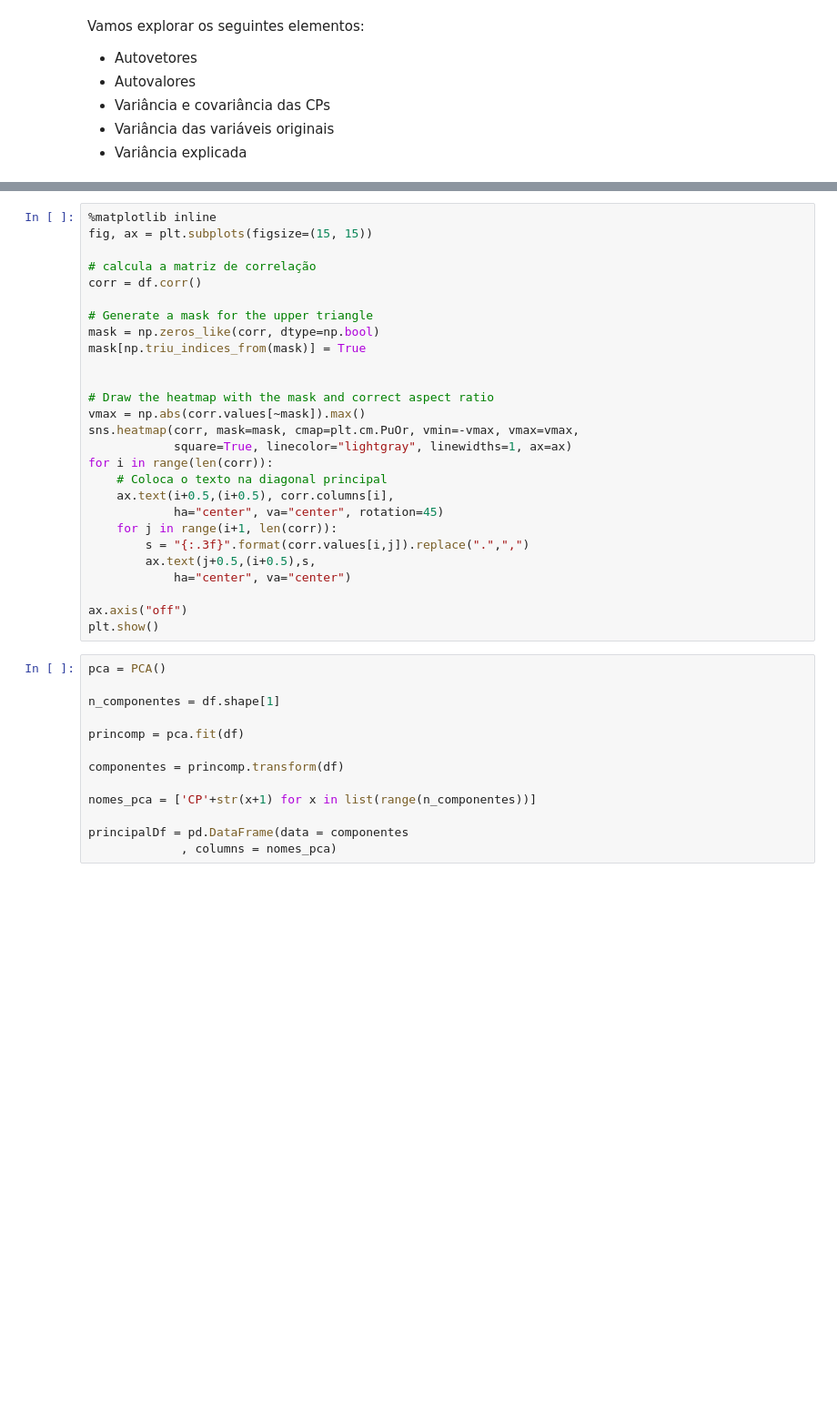
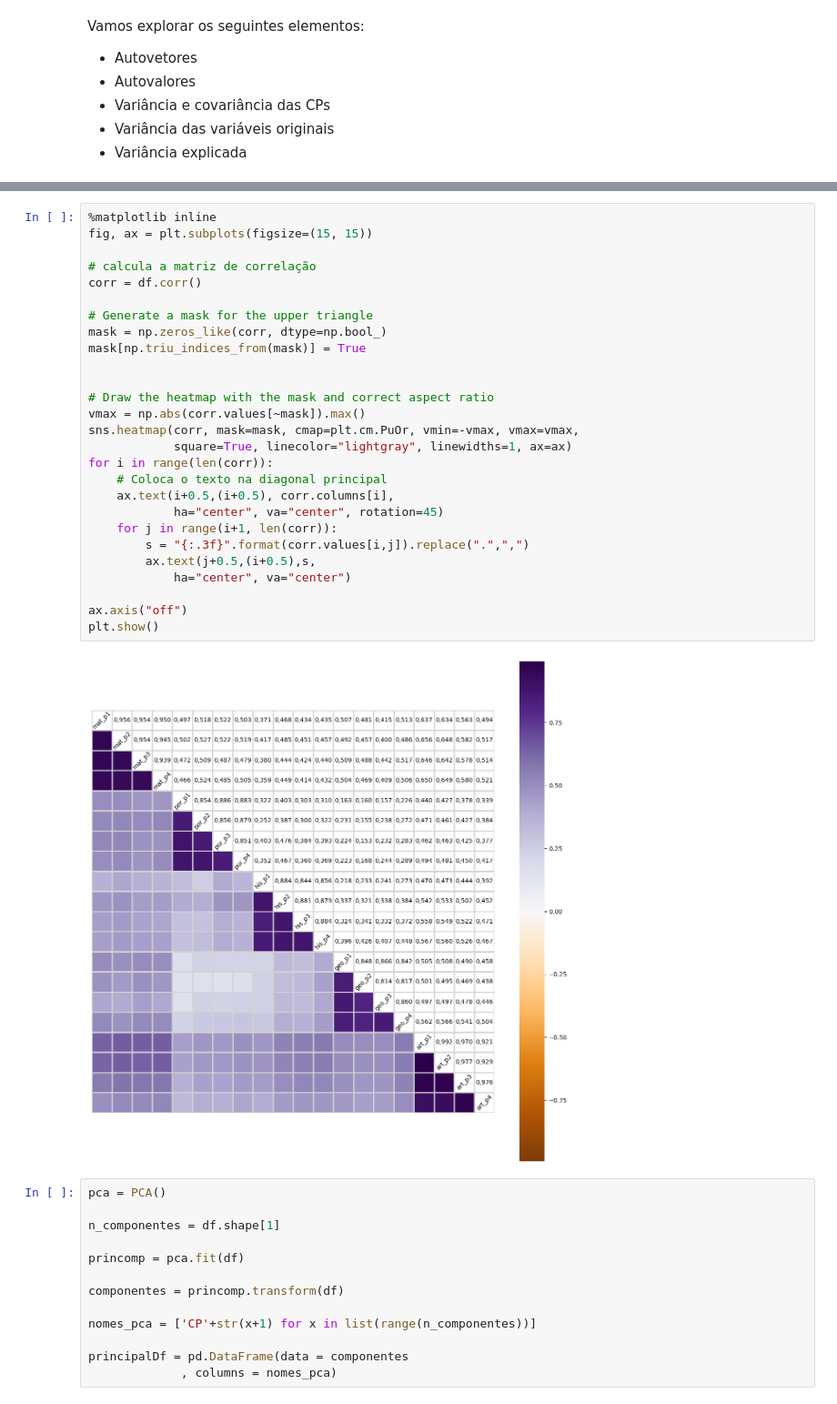
Before and after one commit to marceloaires7/EBAC-Aulas, a Jupyter notebook: Modulo27/notebooks/mod27_PCA.ipynb, the cells around one changed output, grey strips where cells are left out. Shown at 91% size. Saved outputs shown, nothing was run; the diff lists cells and outputs as text; blank space fills up the shorter version.

```diff
--- a/Modulo27/notebooks/mod27_PCA.ipynb
+++ b/Modulo27/notebooks/mod27_PCA.ipynb
@@ -501,30 +561,32 @@ for i, v in enumerate(autovet):
 # %%
 %matplotlib inline
 fig, ax = plt.subplots(figsize=(15, 15))
 
 # calcula a matriz de correlação
 corr = df.corr()
 
 # Generate a mask for the upper triangle
-mask = np.zeros_like(corr, dtype=np.bool)
+mask = np.zeros_like(corr, dtype=np.bool_)
 mask[np.triu_indices_from(mask)] = True
 
 
 # Draw the heatmap with the mask and correct aspect ratio
 vmax = np.abs(corr.values[~mask]).max()
 sns.heatmap(corr, mask=mask, cmap=plt.cm.PuOr, vmin=-vmax, vmax=vmax,
             square=True, linecolor="lightgray", linewidths=1, ax=ax)
 for i in range(len(corr)):
     # Coloca o texto na diagonal principal
     ax.text(i+0.5,(i+0.5), corr.columns[i],
             ha="center", va="center", rotation=45)
     for j in range(i+1, len(corr)):
         s = "{:.3f}".format(corr.values[i,j]).replace(".",",")
         ax.text(j+0.5,(i+0.5),s,
             ha="center", va="center")
 
 ax.axis("off")
 plt.show()
+# %% [output]
+[figure, added]
 # %%
 pca = PCA()
 
```
Also changed, not shown: parts of 48 cells of this notebook, 4 other files.
